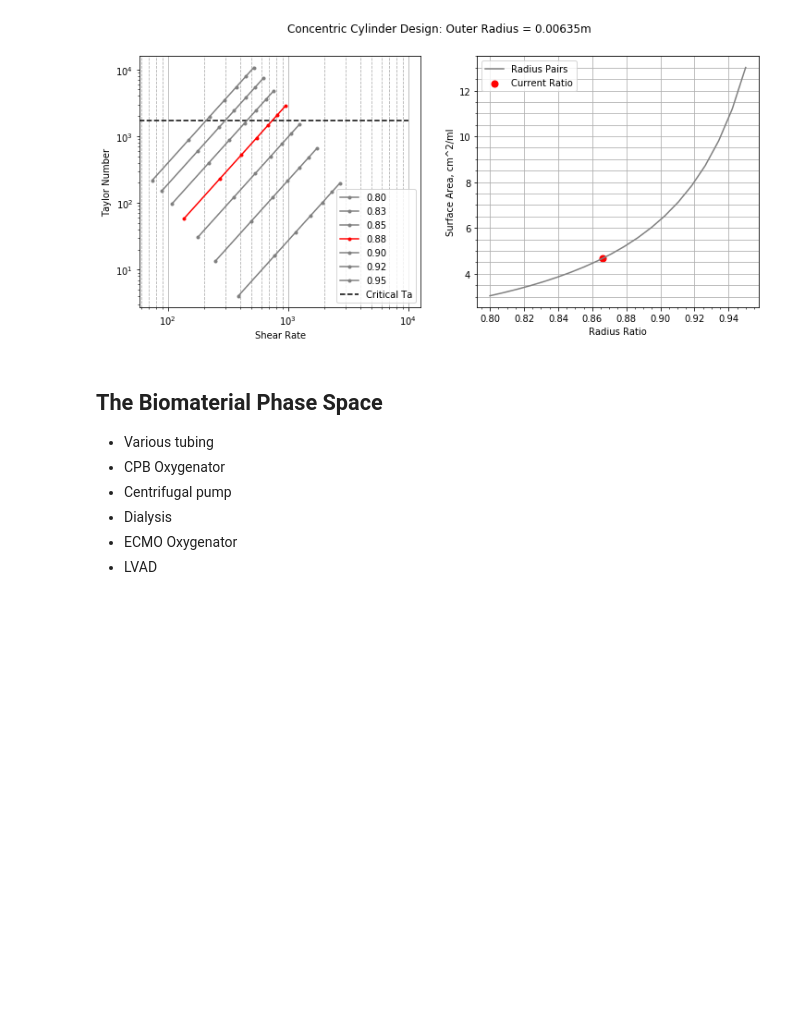
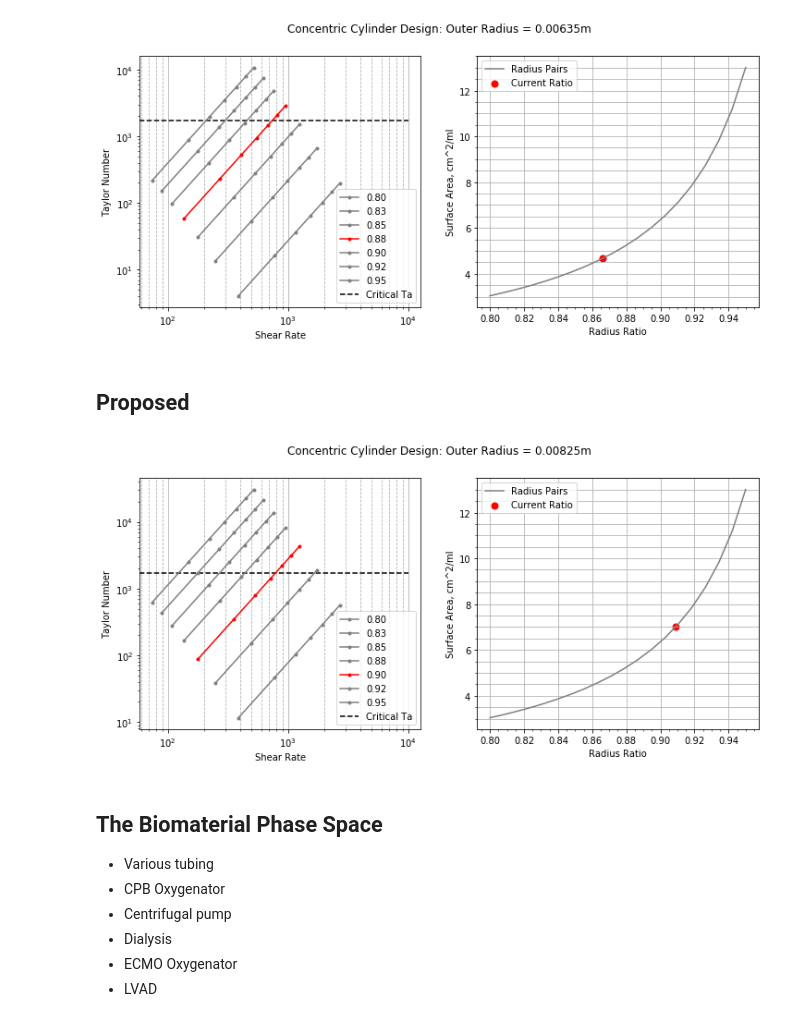
Before and after one commit to mesrobichaud/shear-cell, a Jupyter notebook: phase-space.ipynb, the cells around one changed output. Drawn from its saved outputs; the diff is of its cells as text; code cells hidden in the pictures; blank space fills up the shorter version.

```diff
--- a/phase-space.ipynb
+++ b/phase-space.ipynb
@@ -79,6 +79,12 @@ def design_Plot(r_outers,ratios,velos,actInner = -1):
 design_Plot([0.00635],ratios,velos,0.0055)
 # %% [output]
 [figure]
+# %% [markdown]
+## Proposed
+# %%
+design_Plot([0.00825],ratios,velos,0.0075)
+# %% [output]
+[figure, added]
 # %% [markdown]
 ## The Biomaterial Phase Space
 - Various tubing
```
Also changed, not shown: parts of 6 cells of this notebook, 4 other files.
